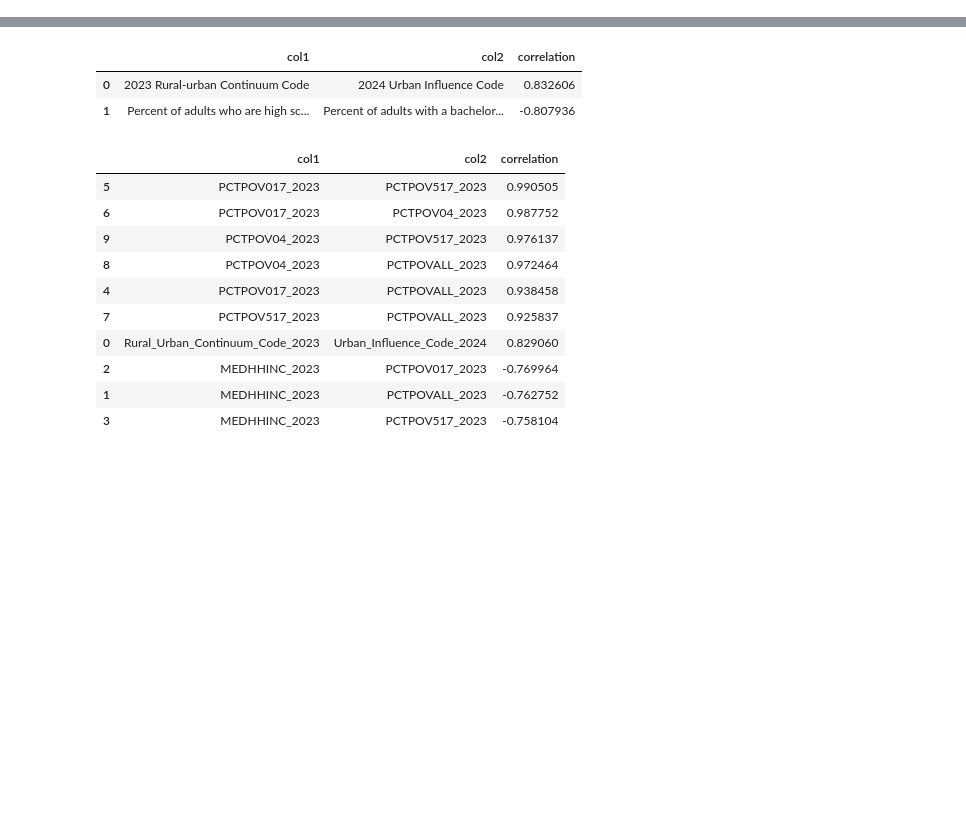
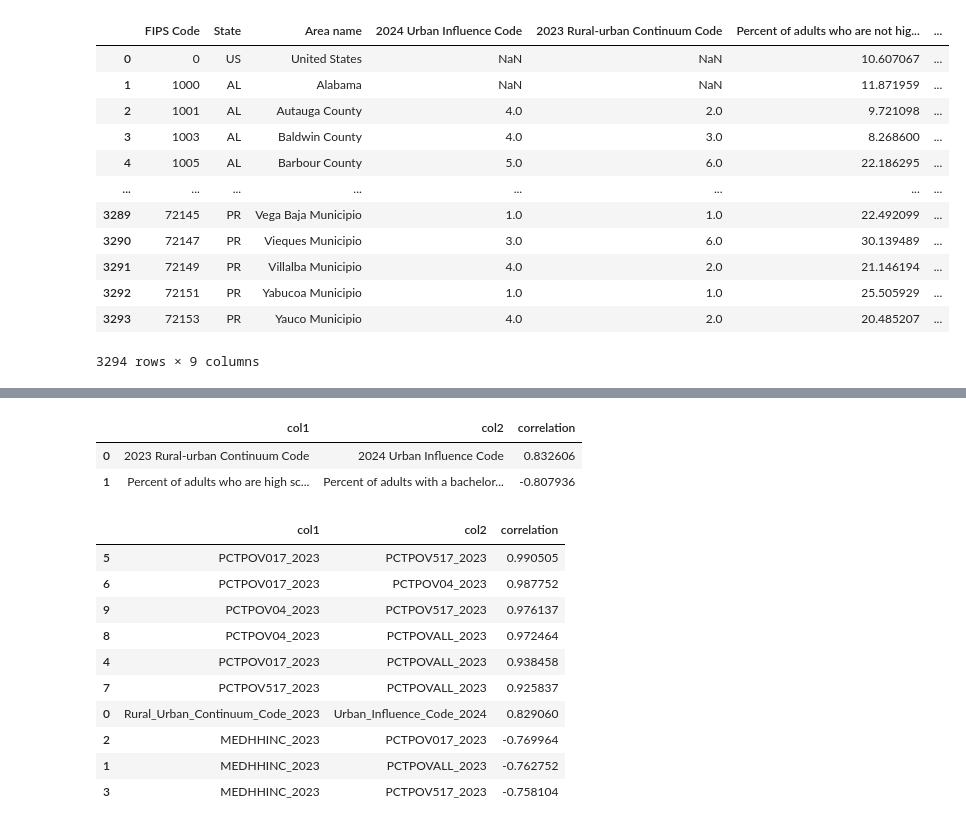
Before and after one commit to kneshio/cs441_project, a Jupyter notebook: main.ipynb, the cells around one changed output, grey strips where cells are left out. Saved outputs shown, nothing was run; the diff lists cells and outputs as text; code cells hidden in the pictures; blank space fills up the shorter version.

```diff
--- a/main.ipynb
+++ b/main.ipynb
@@ -42,6 +55,22 @@ ed_columns_to_keep = [
     # "Percent of adults completing four years of college or higher, 1970"
 ]
 ed_filtered=ed[ed_columns_to_keep]
+# %%
+ed_filtered
+# %% [output]
+|  | FIPS Code | State | Area name | 2024 Urban Influence Code | 2023 Rural-urban Continuum Code | Percent of adults who are not hig... | ... |
+| 0 | 0 | US | United States | NaN | NaN | 10.607067 | ... |
+| 1 | 1000 | AL | Alabama | NaN | NaN | 11.871959 | ... |
+| 2 | 1001 | AL | Autauga County | 4.0 | 2.0 | 9.721098 | ... |
+| 3 | 1003 | AL | Baldwin County | 4.0 | 3.0 | 8.268600 | ... |
+| 4 | 1005 | AL | Barbour County | 5.0 | 6.0 | 22.186295 | ... |
+| ... | ... | ... | ... | ... | ... | ... | ... |
+| 3289 | 72145 | PR | Vega Baja Municipio | 1.0 | 1.0 | 22.492099 | ... |
+| 3290 | 72147 | PR | Vieques Municipio | 3.0 | 6.0 | 30.139489 | ... |
+| 3291 | 72149 | PR | Villalba Municipio | 4.0 | 2.0 | 21.146194 | ... |
+| 3292 | 72151 | PR | Yabucoa Municipio | 1.0 | 1.0 | 25.505929 | ... |
+| 3293 | 72153 | PR | Yauco Municipio | 4.0 | 2.0 | 20.485207 | ... |
+3294 rows × 9 columns
 # %%
 pov_columns_to_keep = [
     # Geographic Identifiers
```
Also changed, not shown: parts of 5 cells of this notebook, 2 other files.
